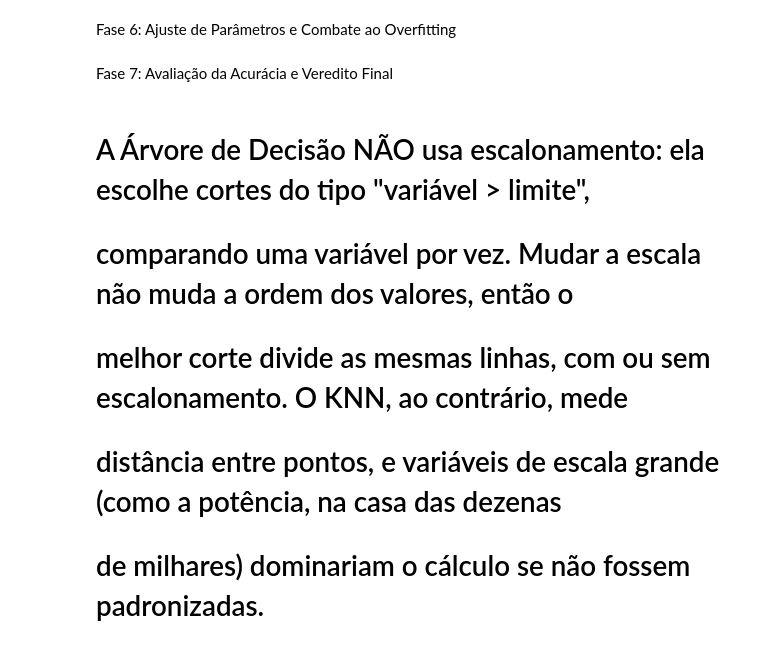
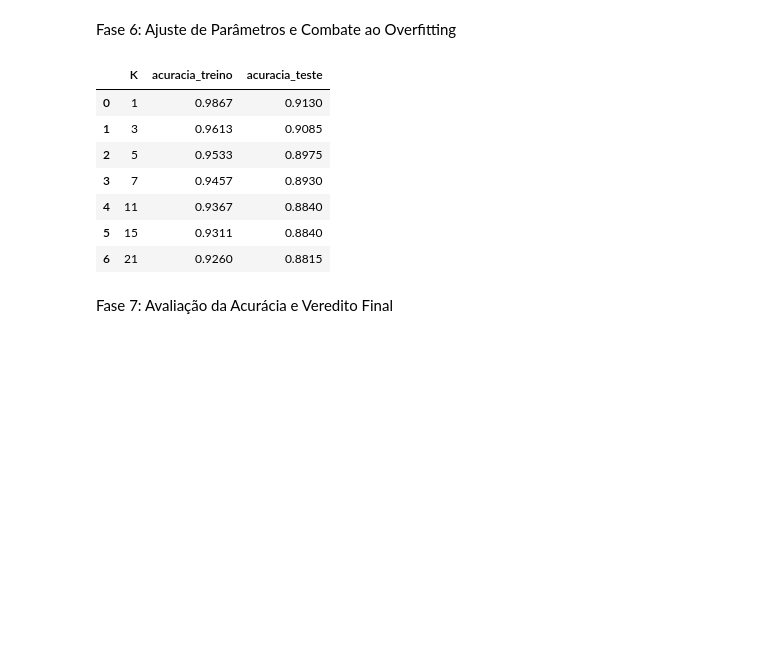
Before and after one commit to leandrolima25prog/manutencao-preditiva-ia, a Jupyter notebook: projeto_final_modulo1.ipynb, the cells around one changed output. Cells and saved outputs as stored; diff of their text form; code cells hidden in the pictures; blank space fills up the shorter version.

Commit message:
implementa ajuste de K no KNN e registro de acuracias

```diff
--- a/projeto_final_modulo1.ipynb
+++ b/projeto_final_modulo1.ipynb
@@ -323,10 +339,29 @@ std        14.2                     66.3   14810.9
 # %% [markdown]
 Fase 6: Ajuste de Parâmetros e Combate ao Overfitting
+# %%
+from sklearn.neighbors import KNeighborsClassifier
+from sklearn.metrics import accuracy_score
+
+resultados_knn = []
+for k in [1, 3, 5, 7, 11, 15, 21]:
+    modelo = KNeighborsClassifier(n_neighbors=k)
+    modelo.fit(X_train_knn, y_train_bal)
+    resultados_knn.append({
+        "K": k,
+        "acuracia_treino": accuracy_score(y_train_bal, modelo.predict(X_train_knn)),
+        "acuracia_teste": accuracy_score(y_test, modelo.predict(X_test_knn)),
+    })
+
+tabela_knn = pd.DataFrame(resultados_knn).round(4)
+tabela_knn
+# %% [output]
+|  | K | acuracia_treino | acuracia_teste |
+| 0 | 1 | 0.9867 | 0.9130 |
+| 1 | 3 | 0.9613 | 0.9085 |
+| 2 | 5 | 0.9533 | 0.8975 |
+| 3 | 7 | 0.9457 | 0.8930 |
+| 4 | 11 | 0.9367 | 0.8840 |
+| 5 | 15 | 0.9311 | 0.8840 |
+| 6 | 21 | 0.9260 | 0.8815 |
 # %% [markdown]
 Fase 7: Avaliação da Acurácia e Veredito Final
-# %% [markdown]
-# A Árvore de Decisão NÃO usa escalonamento: ela escolhe cortes do tipo "variável > limite",
-# comparando uma variável por vez. Mudar a escala não muda a ordem dos valores, então o
-# melhor corte divide as mesmas linhas, com ou sem escalonamento. O KNN, ao contrário, mede
-# distância entre pontos, e variáveis de escala grande (como a potência, na casa das dezenas
-# de milhares) dominariam o cálculo se não fossem padronizadas.
```
Also changed, not shown: parts of 2 cells of this notebook.
